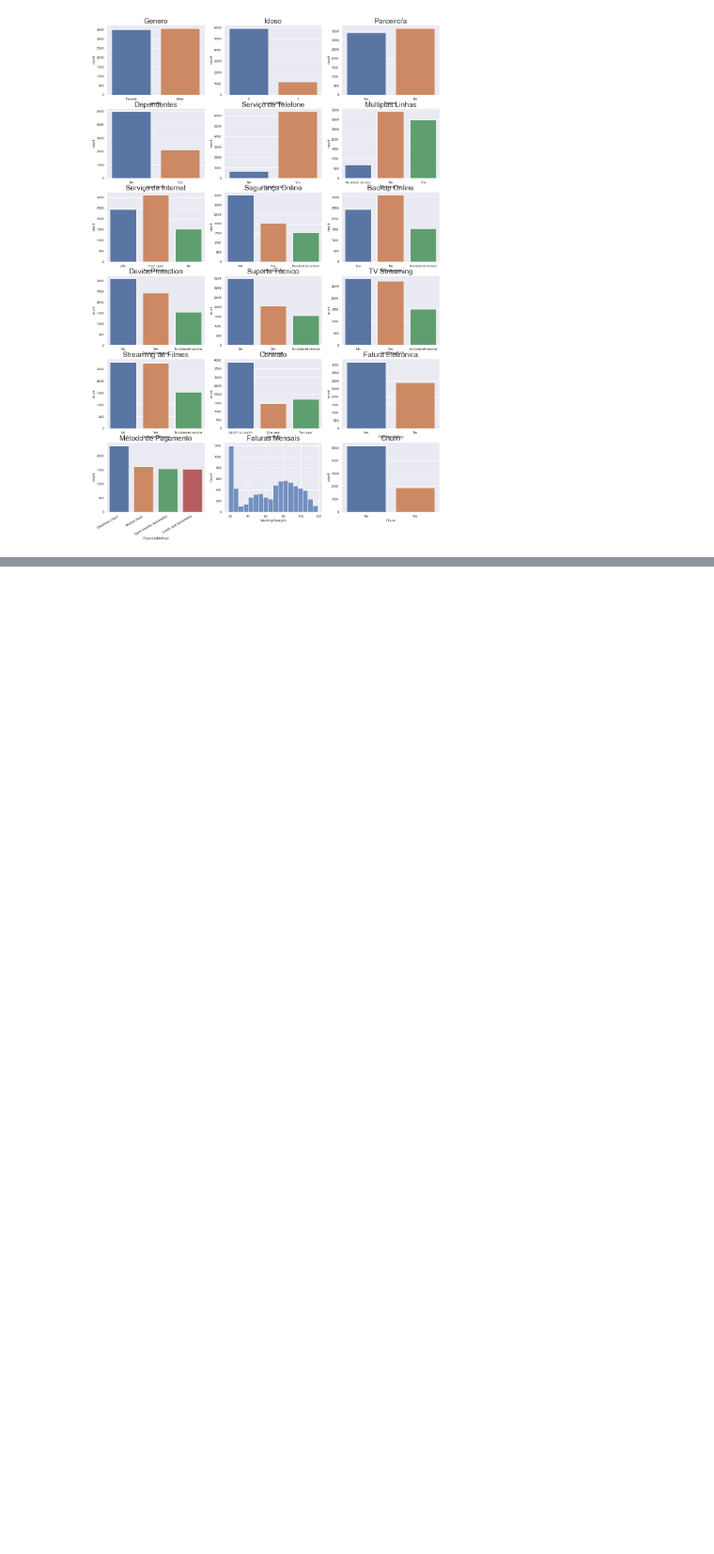
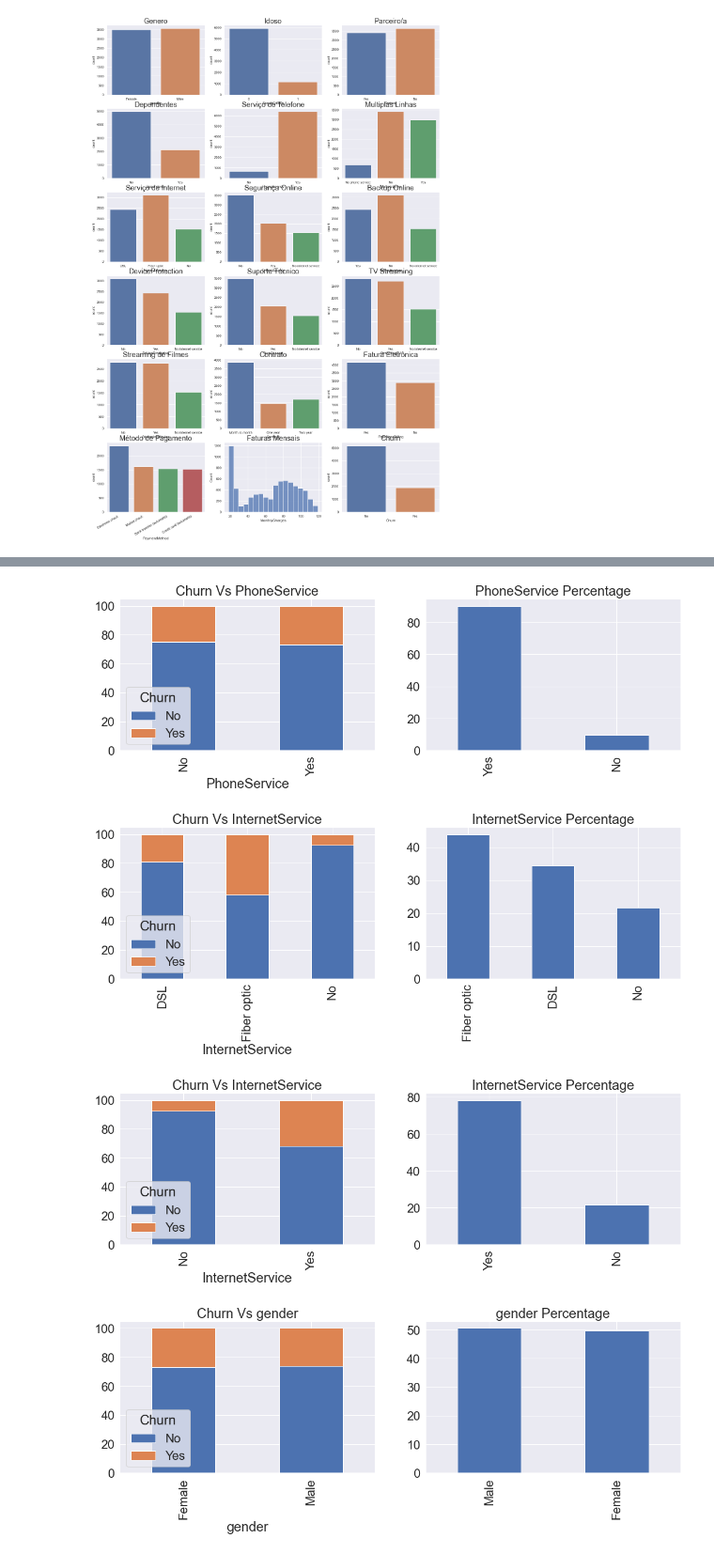
Before and after one commit to EduardoPitta/Telco_Churn, a Jupyter notebook: telco_churn.ipynb, the cells around one changed output, grey strips where cells are left out. Shown at 94% size. Drawn from its saved outputs; the diff is of its cells as text; code cells hidden in the pictures; blank space fills up the shorter version.

Commit message:
Adição de mais gráficos

```diff
--- a/telco_churn.ipynb
+++ b/telco_churn.ipynb
@@ -225,0 +244,35 @@ Para melhor organizar as idéias, vamos usar bullet points:
+# %%
+#Função para plotar gráficos Churn vs Coluna
+def plot_churn(df,column):
+    fig, ax = plt.subplots(1,2, figsize=(20,20))
+    tmp1 = pd.crosstab(index = df[column], columns = df['Churn'], values = df['Churn'],
+                               aggfunc = len,
+                               normalize = 'index').mul(100)
+
+    tmp2 = df[column].value_counts(normalize=True).mul(100)
+
+    tmp1.plot.bar(stacked=True,figsize=(18,5),ax=ax[0])
+    tmp2.plot.bar(stacked=True,figsize=(18,5),ax=ax[1])
+    ax[1].set_title('{} Percentage'.format(column))
+    ax[0].set_title('Churn Vs {}'.format(column))
+
+
+
+
+#Churn por serviços
+plot_churn(produtos,'PhoneService')
+plot_churn(df,'InternetService')
+plot_churn(produtos,'InternetService')
+#Churn por genêro
+plot_churn(produtos,'gender')
+#Churn por faixa de idade
+plot_churn(produtos,'SeniorCitizen')
+#Churn por situação marital
+plot_churn(produtos,'Partner')
+#Churn por dependentes
+plot_churn(produtos,'Dependents')
+# %% [output]
+[figure, added]
+[figure, added]
+[figure, added]
+[figure, added]
```
Also changed, not shown: parts of 6 cells of this notebook.
